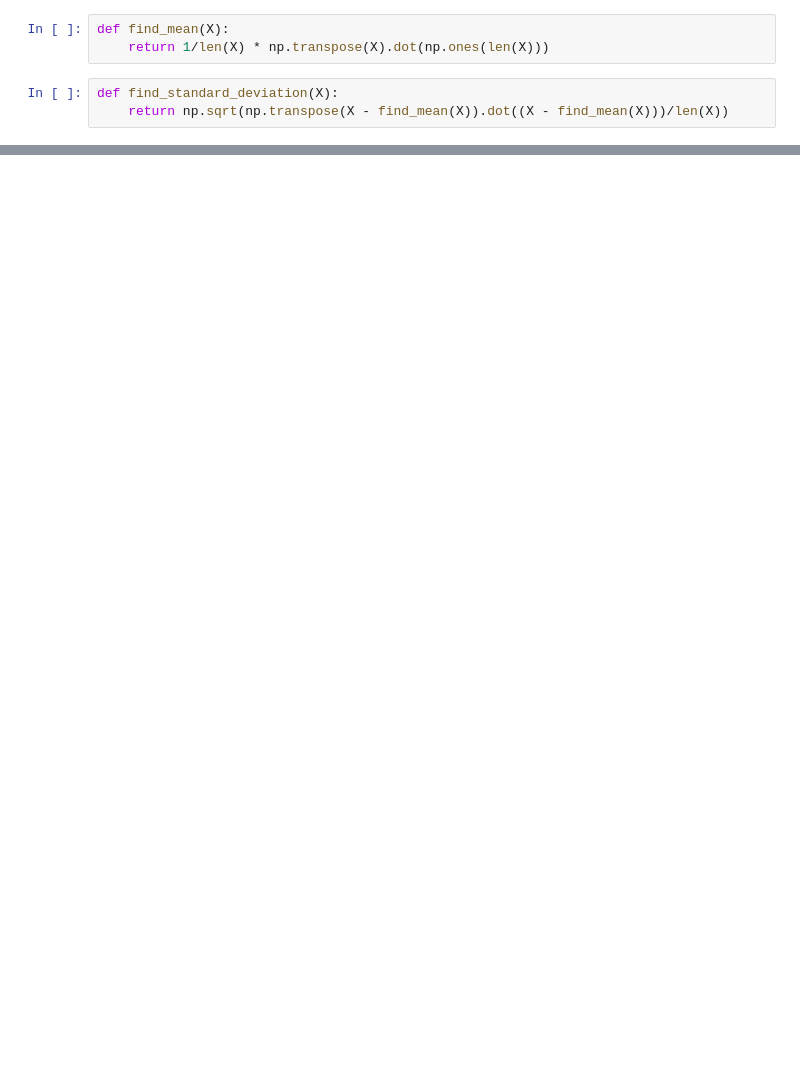
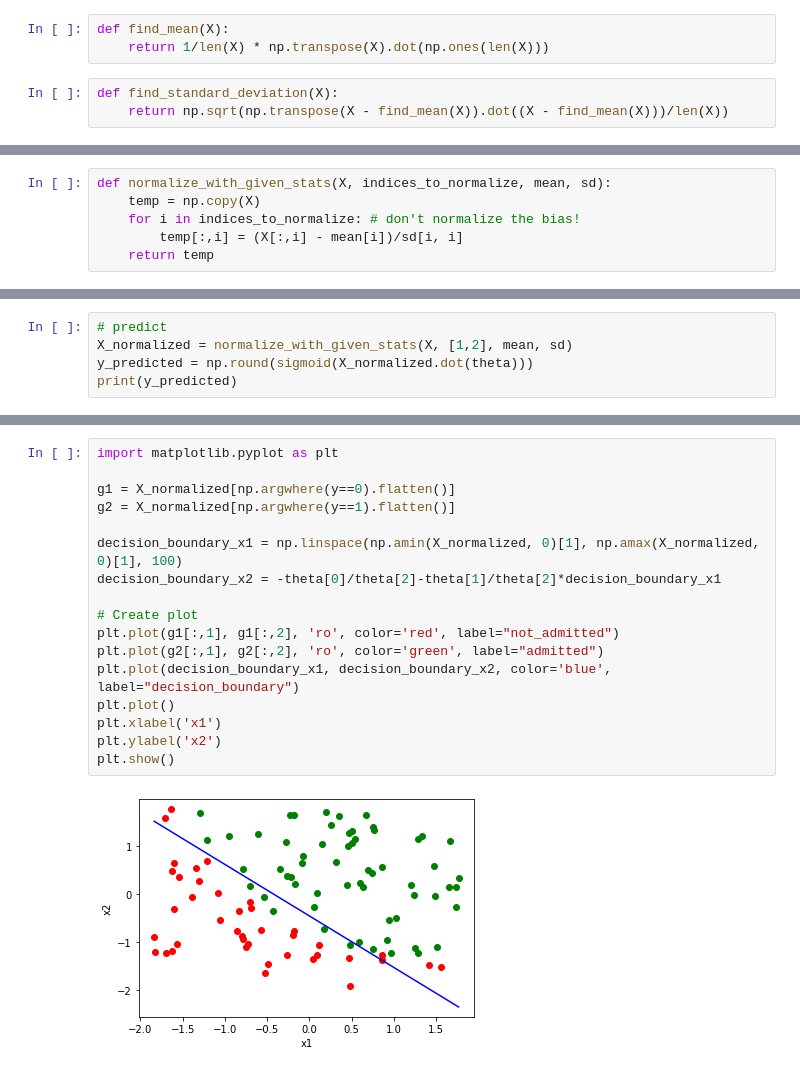
Before and after one commit to missEnergy/ml_course, a Jupyter notebook: machine-learning-ex2/ex2/logistic_regression.ipynb, the cells around one changed output, grey strips where cells are left out. Drawn from its saved outputs; the diff is of its cells as text; blank space fills up the shorter version.

```diff
--- a/machine-learning-ex2/ex2/logistic_regression.ipynb
+++ b/machine-learning-ex2/ex2/logistic_regression.ipynb
@@ -66 +59,7 @@ def normalize(X, indices_to_normalize):
+# %%
+def normalize_with_given_stats(X, indices_to_normalize, mean, sd):
+    temp = np.copy(X)
+    for i in indices_to_normalize: # don't normalize the bias!
+        temp[:,i] = (X[:,i] - mean[i])/sd[i, i]
+    return temp
 # %%
@@ -125,0 +94,5 @@ plt.show()
+# %%
+# predict
+X_normalized = normalize_with_given_stats(X, [1,2], mean, sd)
+y_predicted = np.round(sigmoid(X_normalized.dot(theta)))
+print(y_predicted)
@@ -125,0 +130,19 @@ plt.show()
+# %%
+import matplotlib.pyplot as plt
+
+g1 = X_normalized[np.argwhere(y==0).flatten()]
+g2 = X_normalized[np.argwhere(y==1).flatten()]
+
+decision_boundary_x1 = np.linspace(np.amin(X_normalized, 0)[1], np.amax(X_normalized, 0)[1], 100)
+decision_boundary_x2 = -theta[0]/theta[2]-theta[1]/theta[2]*decision_boundary_x1
+
+# Create plot
+plt.plot(g1[:,1], g1[:,2], 'ro', color='red', label="not_admitted")
+plt.plot(g2[:,1], g2[:,2], 'ro', color='green', label="admitted")
+plt.plot(decision_boundary_x1, decision_boundary_x2, color='blue', label="decision_boundary")
+plt.plot()
+plt.xlabel('x1')
+plt.ylabel('x2')
+plt.show()
+# %% [output]
+[figure, added]
```
Also changed, not shown: parts of 14 cells of this notebook, 5 other files.
